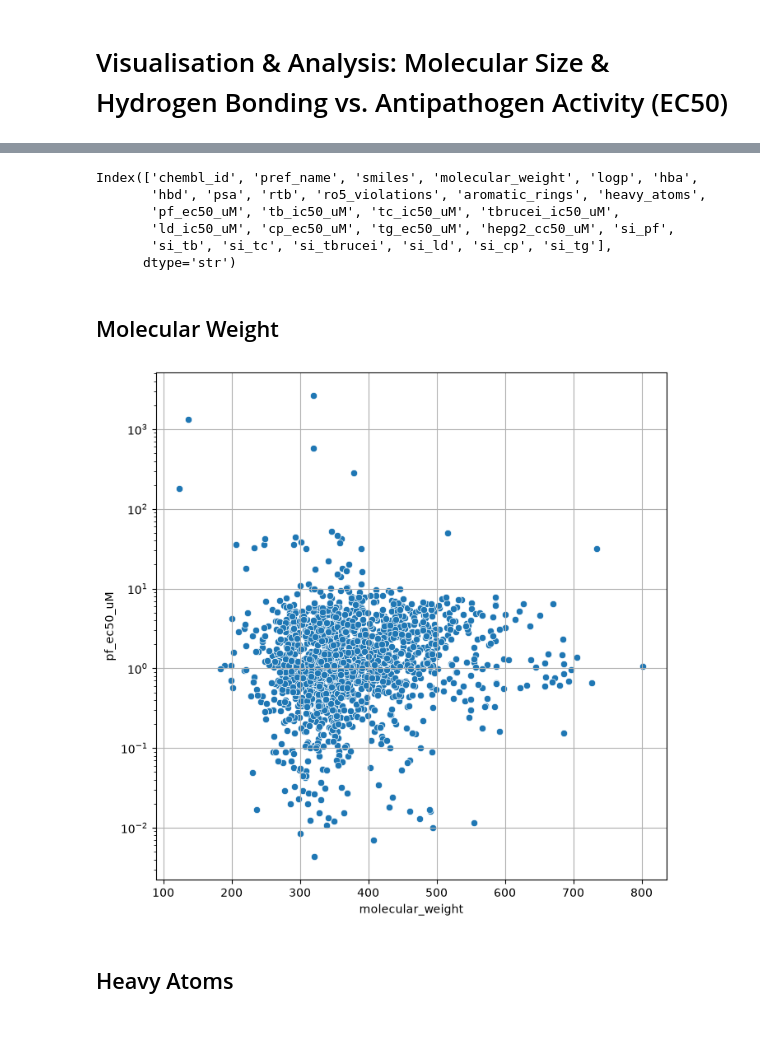
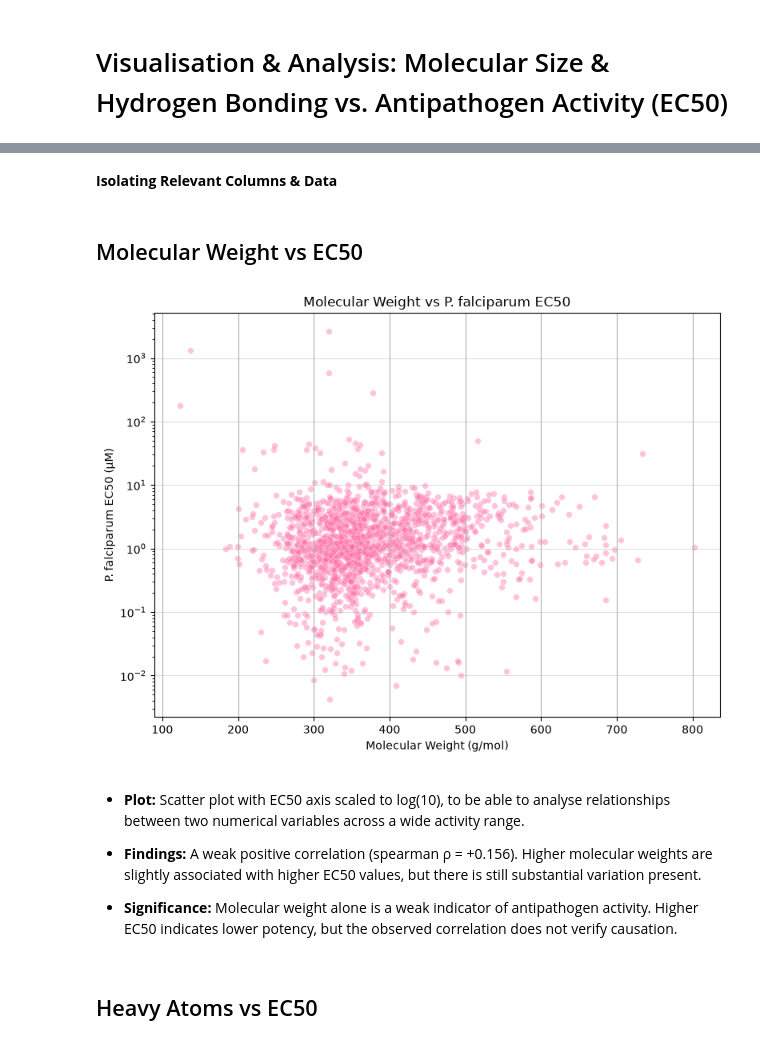
Before and after one commit to claudiagzv/csc1171-project, a Jupyter notebook: notebooks/size_bonding_ec50_activity_relationship.ipynb, the cells around one changed output, grey strips where cells are left out. Saved outputs shown, nothing was run; the diff lists cells and outputs as text; code cells hidden in the pictures.

Commit message:
molecular size & h-bonding distribution + explanations/findings

```diff
--- a/notebooks/size_bonding_ec50_activity_relationship.ipynb
+++ b/notebooks/size_bonding_ec50_activity_relationship.ipynb
@@ -12,40 +15,48 @@ root_dir = str(Path(os.getcwd()).parent)
 mmv_dataset = Path(root_dir, 'data/mmv_ChEMBL-IC50s-Sep2026.csv')
 
 mmv_compounds_df = pd.read_csv(mmv_dataset, delimiter='\t')
+# %% [markdown]
+**Isolating Relevant Columns & Data**
 # %%
 size_h_bonding_columns = ['molecular_weight', 'heavy_atoms', 'hba', 'hbd']
 # %%
-size_h_bonding_df = mmv_compounds_df.dropna(subset=size_h_bonding_columns)
+size_h_bonding_df = mmv_compounds_df.dropna(subset=size_h_bonding_columns).copy()
+
+size_h_bonding_df = size_h_bonding_df[size_h_bonding_df['pf_ec50_uM'] > 0 ] # ensures for valid & positive values
-# %%
-size_h_bonding_df.columns
-# %% [output]
-Index(['chembl_id', 'pref_name', 'smiles', 'molecular_weight', 'logp', 'hba',
-       'hbd', 'psa', 'rtb', 'ro5_violations', 'aromatic_rings', 'heavy_atoms',
-       'pf_ec50_uM', 'tb_ic50_uM', 'tc_ic50_uM', 'tbrucei_ic50_uM',
-       'ld_ic50_uM', 'cp_ec50_uM', 'tg_ec50_uM', 'hepg2_cc50_uM', 'si_pf',
-       'si_tb', 'si_tc', 'si_tbrucei', 'si_ld', 'si_cp', 'si_tg'],
-      dtype='str')
 # %% [markdown]
-## Molecular Weight
+## Molecular Weight vs EC50
 # %%
 molecular_weight_column = size_h_bonding_df['molecular_weight']
 chembl_id_column = size_h_bonding_df['chembl_id']
 activity_column = size_h_bonding_df['pf_ec50_uM']
 
 
+plt.figure(figsize=(8,6))
+sns.scatterplot(x=molecular_weight_column,
+                y=activity_column,
+                alpha=0.4,
+                s=30,
+                color="#FF6BA4")
 
-plt.figure(figsize=(8,8))
-sns.scatterplot(x=molecular_weight_column, y=activity_column)
 
 plt.yscale('log', base=10)
-
+plt.xlabel('Molecular Weight (g/mol)')
+plt.ylabel('P. falciparum EC50 (µM)')
+plt.title("Molecular Weight vs P. falciparum EC50")
+plt.grid(axis='y', alpha=0.4)
 plt.grid(True)
-
+plt.tight_layout()
 plt.show()
 # %% [output]
-[figure, old version]
+[figure, new version]
+# %% [markdown]
+- **Plot:** Scatter plot with EC50 axis scaled to log(10), to be able to analyse relationships between two numerical variables across a wide activity range.
+
+- **Findings:** A weak positive correlation (spearman ρ = +0.156). Higher molecular weights are slightly associated with higher EC50 values, but there is still substantial variation present.
+
+- **Significance:** Molecular weight alone is a weak indicator of antipathogen activity. Higher EC50 indicates lower potency, but the observed correlation does not verify causation.
 # %% [markdown]
-## Heavy Atoms
+## Heavy Atoms vs EC50
 # %%
 heavy_atoms_column = size_h_bonding_df['heavy_atoms']
 
```
Also changed, not shown: parts of 10 cells of this notebook, 1 other file.
